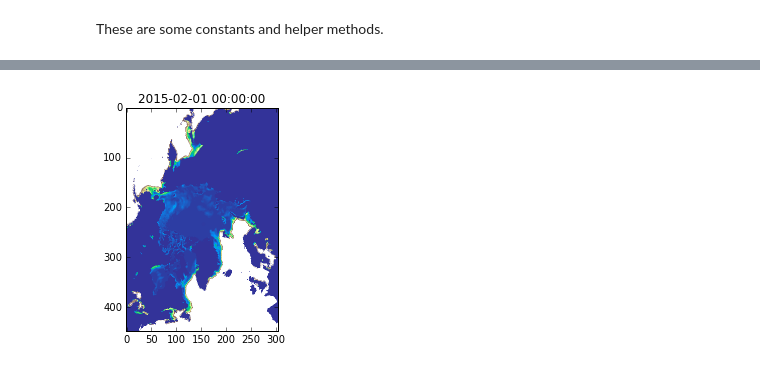
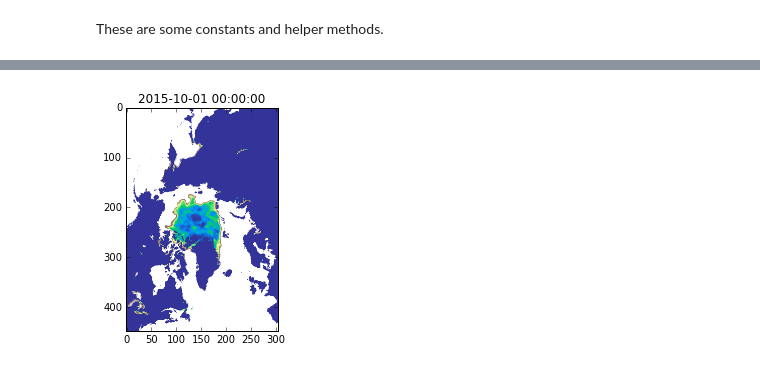
Before and after one commit to skwh/NSIDC-DataViewer, a Jupyter notebook: DataViewer_0051.ipynb, the cells around one changed output, grey strips where cells are left out. Saved outputs shown, nothing was run; the diff lists cells and outputs as text; code cells hidden in the pictures.

```diff
--- a/DataViewer_0051.ipynb
+++ b/DataViewer_0051.ipynb
@@ -29,5 +27,5 @@ CURRENT_SOURCE = SOURCES[0]
 # %% [markdown]
 This is the start date and end date for the animation. The script will skip over files that don't exist.
 # %%
-TIMEFRAME = [datetime(2015, 2, 1), datetime(2015, 12, 31)]
+TIMEFRAME = [datetime(2015, 10, 1), datetime(2015, 12, 31)]
 # %% [markdown]
@@ -38,8 +33,10 @@ FPS = 1000/INTERVAL
+# %%
+INTERVAL = 50
 # %% [markdown]
 Use this parameter to change the coloring of the map generated. `"Blues"` generates a bluescale on white background, `"jet"` is yellow/green on a red background, `"terrain_r"` is blue/green on white background, and `"winter"` is green on blue background. The other ones you might have to try for yourself.
 # %%
 COLORMAPS = ["Blues", "jet", "terrain_r", "winter", "gist_ncar", "rainbow", "magma", "prism", "spectral", "cool", "gist_earth_r"]
-CURRENT_COLORMAP = COLORMAPS[1]
+CURRENT_COLORMAP = COLORMAPS[2]
 # %% [markdown]
 Finally, use this variable to toggle log messages. (True/False, case sensitive)
 # %%
@@ -59,48 +83,33 @@ def form_smashed_date(date):
 # %%
 %matplotlib inline
 
-index = 0
-rng = []
-last_dataset = None
-for date in daterange(TIMEFRAME):
-    rng.append(date)
+DATES_ARRAY = []
 
-def setup():
-    plt.figure()
-
-def render(index):
-    datetime = get_current_datetime(index)
-    year = datetime.year
-    uri = CURRENT_SOURCE.format(year, form_smashed_date(datetime))
+def render(INDEX):
+    datetime = get_current_datetime(INDEX)
+    image = None
     if VERBOSE:
         print("Rendering data for " + str(datetime))
     try:
-        with open(uri, 'rb') as fp:
+        with open(form_uri(datetime), 'rb') as fp:
             header = fp.read(300)
-            nsidc_0051_data = np.fromfile(fp, dtype=np.uint8).reshape(get_current_dataset_shape())
-        plt.title(str(datetime))
-        im = plt.imshow(nsidc_0051_data, cmap=CURRENT_COLORMAP, animated=True)
+            read_data = np.fromfile(fp, dtype=np.uint8).reshape(get_current_dataset_shape())
+        set_last_dataset(read_data)
+        image = create_plot(datetime, read_data)
     except FileNotFoundError as e:
-        print("No file called " + uri)
-        plt.title("DATA MISSING FOR " + str(start_date))
-        im = plt.imshow(last_dataset, animated=True)
+        print("--ERROR: No file for " + str(datetime) + "--")
+        image = create_plot(datetime, LAST_DATASET, title="FILE MISSING FOR")
     else:
-        index += 1
-        return [im]
+        INDEX += 1
+        return [image]
 
-def get_current_datetime(index):
-    return rng[index]
+def setup():
+    for date in daterange(TIMEFRAME):
+        DATES_ARRAY.append(date)
 
-def get_current_dataset_shape():
-    if CURRENT_SOURCE == NSIDC_0051_NORTH_URL_FORMAT or CURRENT_SOURCE == NSIDC_0051_NORTH_STAGING_URL_FORMAT:
-        return (448, 304)
-    elif CURRENT_SOURCE == NSIDC_0051_SOUTH_URL_FORMAT or CURRENT_SOURCE == NSIDC_0051_SOUTH_STAGING_URL_FORMAT:
-        return (332, 316)
-    else:
-        print("SOMETHING'S WRONG!")
-        return (720, 720)
+setup()
 
 fig = plt.figure()
-anim = animation.FuncAnimation(fig, render, frames=len(rng), fargs=index, interval=INTERVAL, repeat=True)
+anim = animation.FuncAnimation(fig, render, frames=len(DATES_ARRAY), fargs=INDEX, interval=INTERVAL, repeat=True)
 HTML(anim.to_html5_video())
 # %% [output]
@@ -126 +135 @@ Rendering data for 2015-02-01 00:00:00
-[figure, old version]
+[figure, new version]
```
Also changed, not shown: parts of 5 cells of this notebook, 1 other file.
